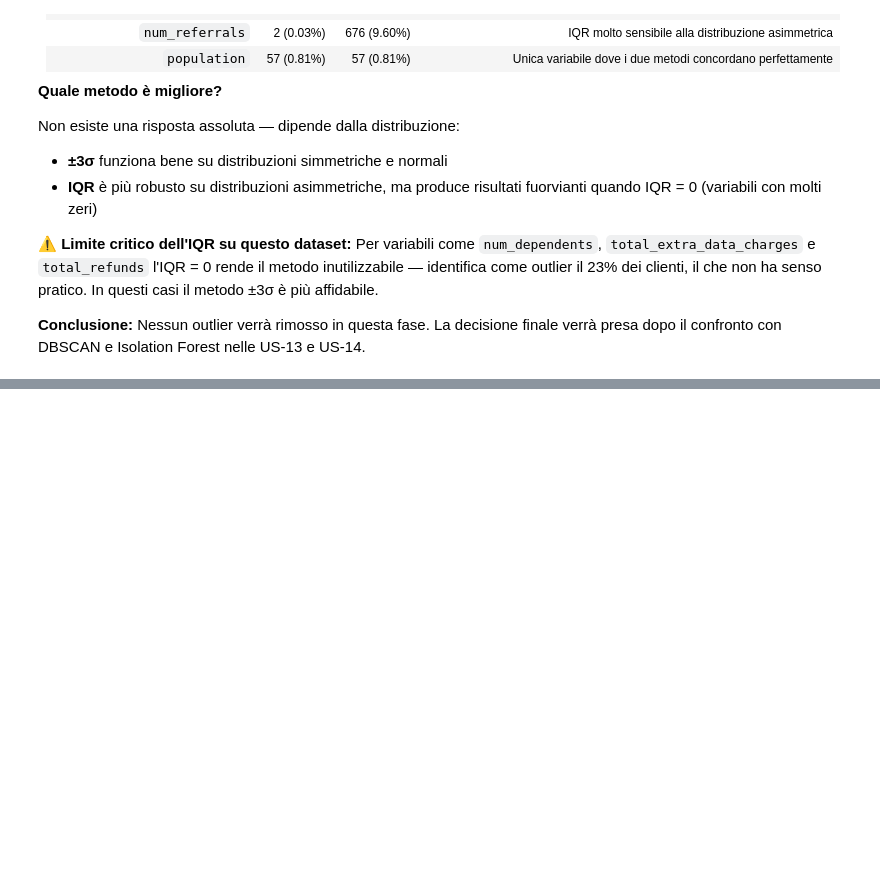
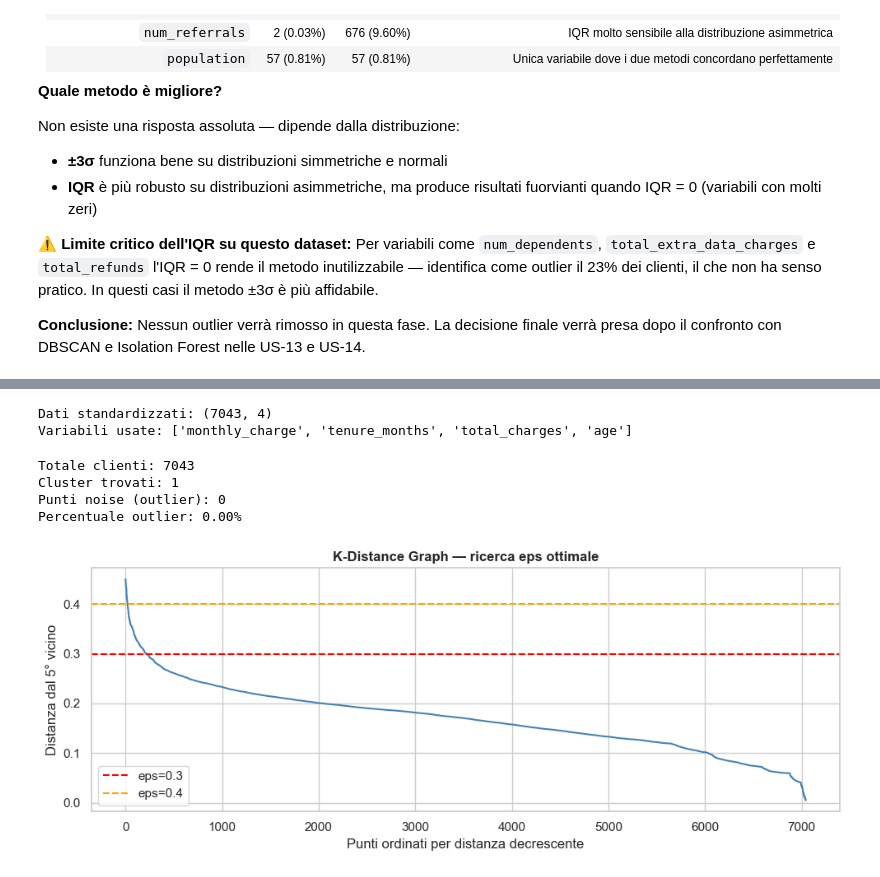
Before and after one commit to antoniohopee/telco-churn-ml, a Jupyter notebook: notebooks/03_outlier_analysis.ipynb, the cells around one changed output, grey strips where cells are left out. Cells and saved outputs as stored; diff of their text form; code cells hidden in the pictures; blank space fills up the shorter version.

```diff
--- a/notebooks/03_outlier_analysis.ipynb
+++ b/notebooks/03_outlier_analysis.ipynb
@@ -251,0 +265,71 @@ dopo il confronto con DBSCAN e Isolation Forest nelle US-13 e US-14.
+# %%
+from sklearn.cluster import DBSCAN
+from sklearn.preprocessing import StandardScaler
+
+# Selezioniamo 4 variabili chiave per DBSCAN
+# Limitiamo a 4-5 variabili per evitare la "maledizione della dimensionalità"
+# (con troppe dimensioni le distanze perdono significato)
+cols_dbscan = ['monthly_charge', 'tenure_months', 'total_charges', 'age']
+
+# Standardizzazione obbligatoria — DBSCAN usa distanze euclidee
+# senza standardizzazione una variabile con valori grandi (es. total_charges)
+# dominerebbe il calcolo delle distanze rispetto a una piccola (es. age)
+scaler = StandardScaler()
+X_scaled = scaler.fit_transform(df[cols_dbscan])
+
+print(f"Dati standardizzati: {X_scaled.shape}")
+print(f"Variabili usate: {cols_dbscan}")
+# %% [output]
+Dati standardizzati: (7043, 4)
+Variabili usate: ['monthly_charge', 'tenure_months', 'total_charges', 'age']
+# %%
+# Parametri DBSCAN:
+# eps: raggio massimo entro cui cercare i vicini
+#      valore basso = più punti noise, valore alto = meno punti noise
+# min_samples: numero minimo di vicini per essere considerato "core"
+#              valore alto = più punti noise
+
+dbscan = DBSCAN(eps=0.5, min_samples=5)
+labels = dbscan.fit_predict(X_scaled)
+
+# Conta i punti noise (etichetta -1)
+n_noise = (labels == -1).sum()
+n_totale = len(labels)
+n_cluster = len(set(labels)) - (1 if -1 in labels else 0)
+
+print(f"Totale clienti: {n_totale}")
+print(f"Cluster trovati: {n_cluster}")
+print(f"Punti noise (outlier): {n_noise}")
+print(f"Percentuale outlier: {n_noise / n_totale * 100:.2f}%")
+# %% [output]
+Totale clienti: 7043
+Cluster trovati: 1
+Punti noise (outlier): 0
+Percentuale outlier: 0.00%
+# %%
+# Usiamo il metodo del "k-distance graph" per trovare un eps ragionevole.
+# L'idea: per ogni punto calcoliamo la distanza dal suo k-esimo vicino più vicino.
+# Dove la curva ha un "gomito" (elbow) è il valore ottimale di eps.
+
+from sklearn.neighbors import NearestNeighbors
+import numpy as np
+
+k = 5  # stesso valore di min_samples
+nbrs = NearestNeighbors(n_neighbors=k).fit(X_scaled)
+distances, _ = nbrs.kneighbors(X_scaled)
+
+# Prendiamo la distanza dal k-esimo vicino per ogni punto
+k_distances = np.sort(distances[:, k-1])[::-1]
+
+plt.figure(figsize=(10, 4))
+plt.plot(k_distances, color='steelblue')
+plt.axhline(y=0.3, color='red', linestyle='--', label='eps=0.3')
+plt.axhline(y=0.4, color='orange', linestyle='--', label='eps=0.4')
+plt.title('K-Distance Graph — ricerca eps ottimale', fontweight='bold')
+plt.xlabel('Punti ordinati per distanza decrescente')
+plt.ylabel(f'Distanza dal {k}° vicino')
+plt.legend()
+plt.tight_layout()
+plt.show()
+# %% [output]
+[figure, added]
```
Also changed, not shown: parts of 7 cells of this notebook.
